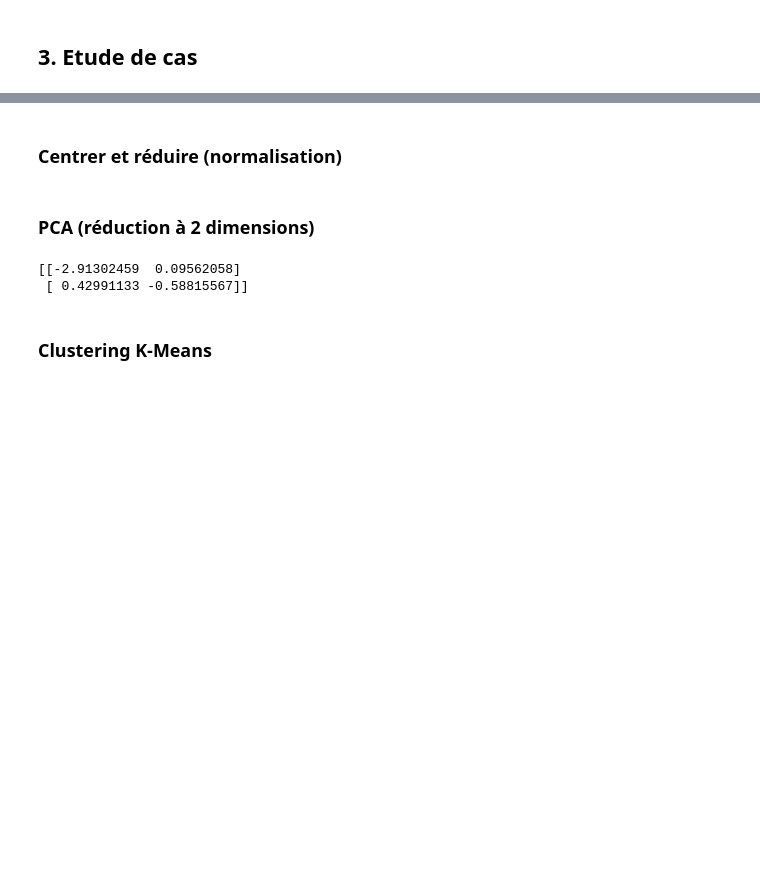
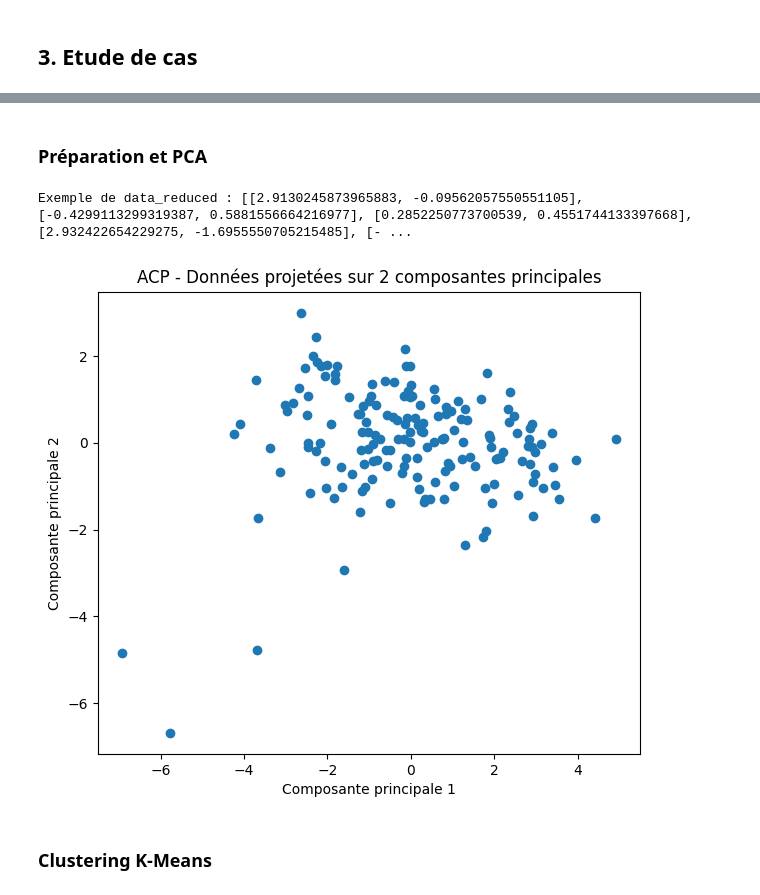
Before and after one commit to milleracero/Data-mining-INSA---TD-Clustering, a Jupyter notebook: Clustering-TD.ipynb, the cells around one changed output, grey strips where cells are left out. Saved outputs shown, nothing was run; the diff lists cells and outputs as text; code cells hidden in the pictures; blank space fills up the shorter version.

```diff
--- a/Clustering-TD.ipynb
+++ b/Clustering-TD.ipynb
@@ -680,2 +656,0 @@ print(data_country[:2])
-# %% [markdown]
-### Centrer et réduire (normalisation)
@@ -689,15 +657,61 @@ Z = scaler.fit_transform(X)
-# %% [markdown]
-### PCA (réduction à 2 dimensions)
-# %%
-from sklearn.decomposition import PCA
-
-pca = PCA(n_components=2)
-data_reduced = pca.fit_transform(Z)
-
-print(data_reduced[:2])
-# %% [output]
-[[-2.91302459  0.09562058]
- [ 0.42991133 -0.58815567]]
+# %% [markdown]
+### Préparation et PCA
+# %%
+import csv
+from numpy import array, identity, transpose, matmul, std, mean
+from numpy.linalg import eig
+import matplotlib.pyplot as plt
+
+# TODO code pour lire data_country à partir du fichier Country-data.csv
+countries = []
+data_country = []
+
+with open("Country-data.csv", "r") as f:
+    reader = csv.reader(f)
+    next(reader)  # ignorer l’en-tête
+    for row in reader:
+        countries.append(row[0])
+        data_country.append(list(map(float, row[1:])))  # convertir les 9 colonnes à float
+
+# Les mêmes données de la matrice data_country, dans le format "array" exploitable pour la suite
+X = array(data_country)
+
+# Le nombre de points
+n = len(countries)
+
+# Le nombre de variables
+p = len(data_country[0])
+
+# La matrice des données centrées, c’est-à-dire la somme = 0 sur chaque colonne
+Y = X - matmul(transpose(array([n * [1]])), transpose(array([[mean(variable)] for variable in transpose(X)])))
+
+# La matrice des données centrées et réduites, qui en plus a l’écart type constant = 1 sur chaque colonne
+Z = matmul(Y, array(list(map(lambda variable: [1. / std(variable)], transpose(X)))) * identity(p))
+
+# La matrice (symétrique) de variance/covariance des données centrées réduites
+R = matmul(matmul(transpose(Z), 1. / n * identity(n)), Z)
+
+# Les vecteurs propres de R
+eigenvectors = eig(R)[1]
+
+# Les 2 composantes principales = 2 nouvelles variables contenant le plus d’information possible des 9 variables initiales
+components = [matmul(Z, eigenvectors[:, 0]), matmul(Z, eigenvectors[:, 1])]
+
+# La matrice initiale, projetée sur 2 nouvelles colonnes qui représentent les 2 composantes principales
+data_reduced = [[components[0][i], components[1][i]] for i in range(n)]
+
+print("Exemple de data_reduced :", data_reduced[:5])
+
+# Visualisation ACP
+plt.figure(figsize=(7, 6))
+plt.scatter([x[0] for x in data_reduced], [x[1] for x in data_reduced])
+plt.xlabel("Composante principale 1")
+plt.ylabel("Composante principale 2")
+plt.title("ACP - Données projetées sur 2 composantes principales")
+plt.show()
+# %% [output]
+Exemple de data_reduced : [[2.9130245873965883, -0.09562057550551105], [-0.4299113299319387, 0.5881556664216977], [0.2852250773700539, 0.4551744133397668], [2.932422654229275, -1.6955550705215485], [- ...
+[figure, added]
 # %% [markdown]
 ### Clustering K-Means
 # %%
```
Also changed, not shown: parts of 5 cells of this notebook.
